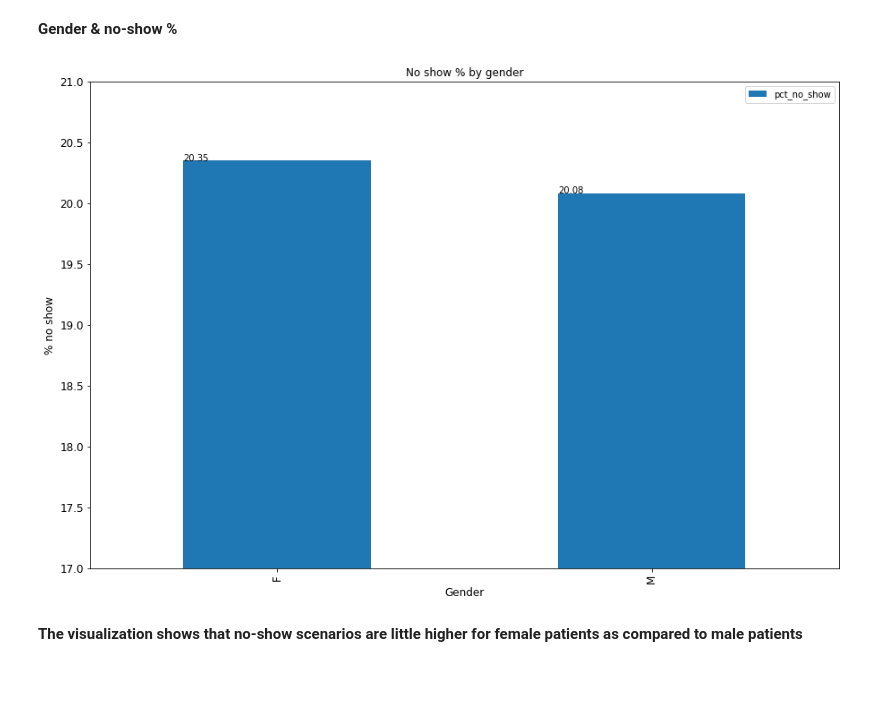
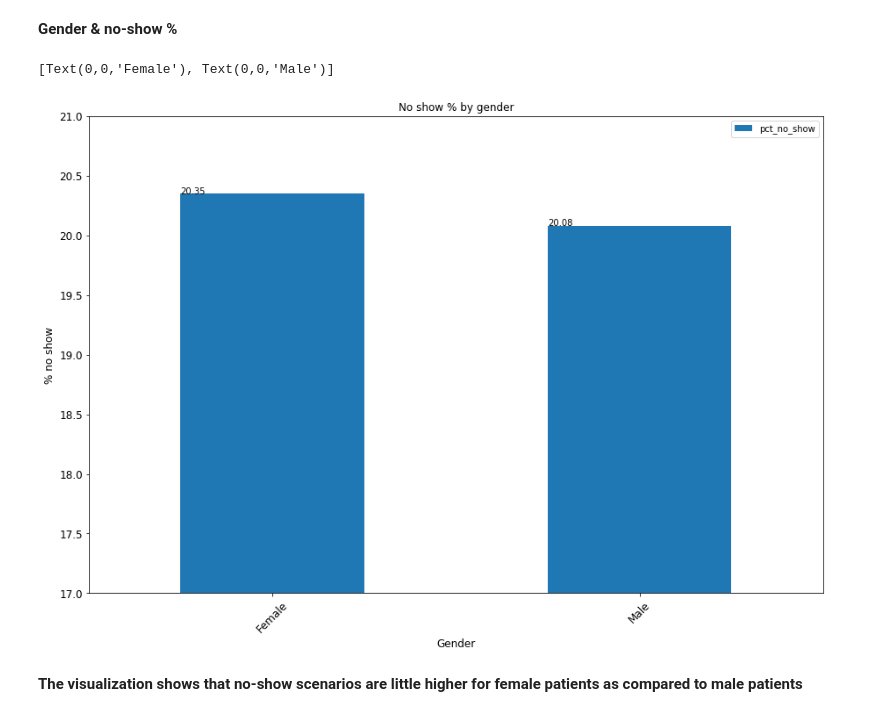
Before and after one commit to abhimita/no-show-analysis, a Jupyter notebook: Medical appointment analysis.ipynb, the cells around one changed output. Drawn from its saved outputs; the diff is of its cells as text; code cells hidden in the pictures; blank space fills up the shorter version.

```diff
--- a/Medical appointment analysis.ipynb
+++ b/Medical appointment analysis.ipynb
@@ -458,34 +470,37 @@ gender_appt_agg_df = appt_df[['no_show', 'gender', 'patient_id']]\
 .groupby(['no_show', 'gender'])\
 .agg({'patient_id': 'count'})\
 .reset_index()\
 .rename(columns={'patient_id': 'appt_count_by_gender'})\
 .merge(gender_agg_df, left_on='gender', right_on='gender')
 
 gender_appt_agg_df = \
 gender_appt_agg_df.assign(pct_of_that_gender = \
                           round(gender_appt_agg_df.appt_count_by_gender * 100.0 /
                           gender_appt_agg_df.patient_count_by_gender, 2))
 
 
 ax = \
 gender_appt_agg_df.query('no_show == True')[['gender', 'pct_of_that_gender']]\
 .rename(columns={'pct_of_that_gender': 'pct_no_show'})\
 .set_index('gender').plot.bar(
     title='No show % by gender',
     figsize=(15,10),
     legend=True,
     fontsize=12
     )
 
 # Adjust y axis start value so that
 ax.set_ylim(17,21)
 ax.set_xlabel("Gender", fontsize=12)
 ax.set_ylabel("% no show", fontsize=12);
 
 for p in ax.patches:
     ax.annotate(str(p.get_height()), xy=(p.get_x(), p.get_height()))
+
+ax.set_xticklabels(['Female', 'Male'], rotation=45)
 # %% [output]
+[Text(0,0,'Female'), Text(0,0,'Male')]
-[figure, old version]
+[figure, new version]
 # %% [markdown]
 <b>The visualization shows that no-show scenarios are little higher for female patients as compared to male patients</b>
 # %% [markdown]
```
Also changed, not shown: parts of 7 cells of this notebook.
